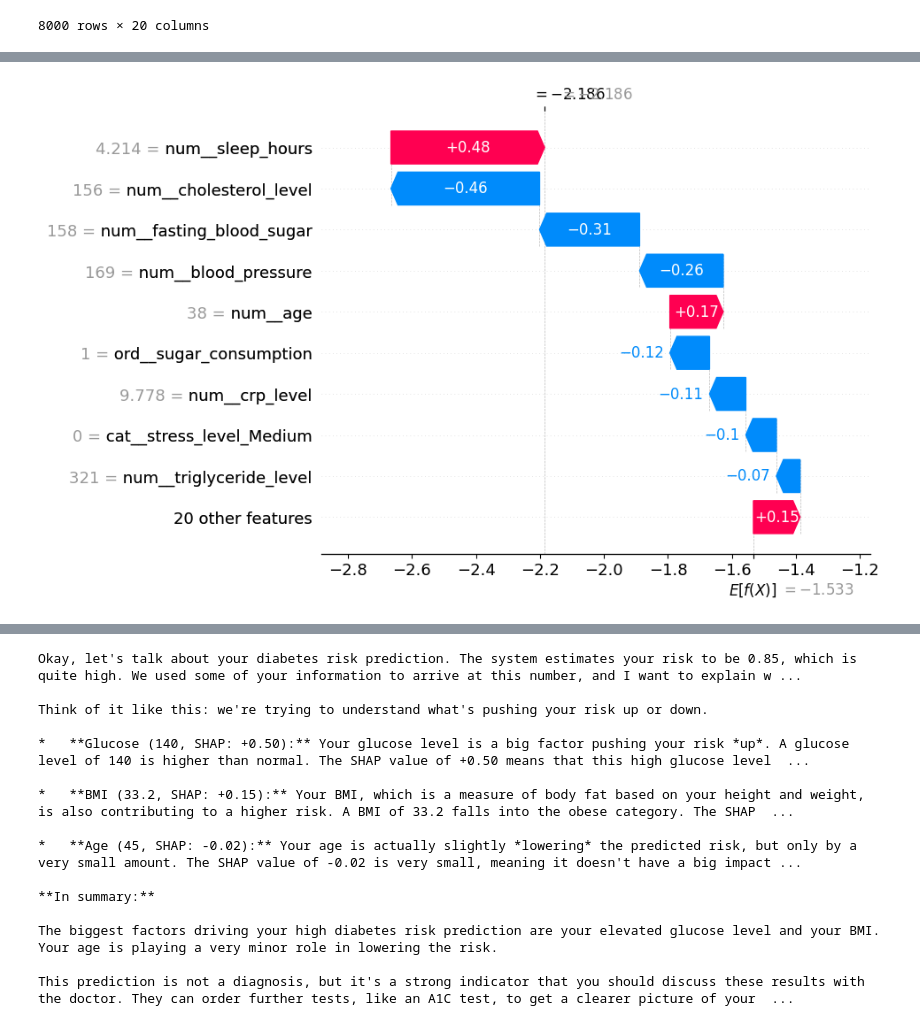
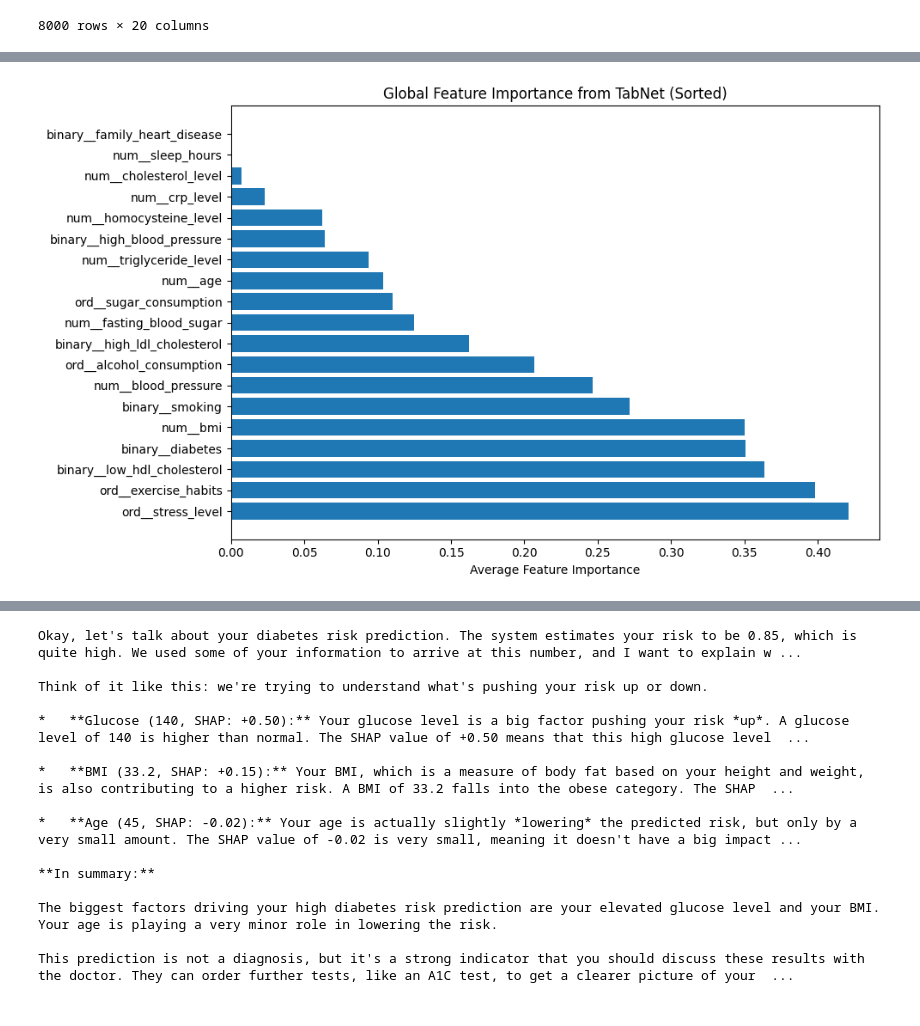
Before and after one commit to chauanphu/xdoc, a Jupyter notebook: training/heart.ipynb, the cells around one changed output, grey strips where cells are left out. Cells and saved outputs as stored; diff of their text form; code cells hidden in the pictures.

```diff
--- a/training/heart.ipynb
+++ b/training/heart.ipynb
@@ -256,16 +256,22 @@ preprocessor = ColumnTransformer(
         ('num', numeric_transformer, numerical_cols),
         ('binary', binary_transformer, binary_cols),
         ('ord', ordinal_transformer, ordinal_cols),
-        ('cat', onehot_transformer, categorical_cols)
+        # ('cat', onehot_transformer, categorical_cols)
     ],
     remainder='drop'
 )
 
 tabnet_clf = TabNetClassifier(
+    optimizer_fn=torch.optim.Adam,
     optimizer_params=dict(lr=2e-2),
-    scheduler_params={"step_size": 10, "gamma": 0.9},
-    scheduler_fn=torch.optim.lr_scheduler.StepLR,
-    seed=42
+    scheduler_params=dict(
+        mode="min",
+        patience=10,
+        min_lr=1e-5,
+        factor=0.5,
+    ),
+    scheduler_fn=torch.optim.lr_scheduler.ReduceLROnPlateau,
+    seed=42,
 )
 
 # Create a pipeline with preprocessing, PCA, and model
@@ -366,20 +348,27 @@ SHAP values for single patient shape: (1, 29)
-# %%
-import matplotlib.pyplot as plt
-
-# Set the plot width
-plt.figure(figsize=(24, 6))  # Adjust the width (12) and height (6) as needed
-
-# Get feature names from the preprocessing pipeline
-feature_names = pipeline.named_steps['preprocessor'].get_feature_names_out()
-
-# Create SHAP explanation object (expected by force_plot)
-shap_explanation = shap.Explanation(
-    values=shap_values_single[0],
-    base_values=explainer.expected_value,
-    data=single_patient_transformed[0],
-    feature_names=feature_names
-)
-
-shap.plots.waterfall(shap_explanation, max_display=10)
-# %% [output]
-[figure, removed]
+# %%
+import matplotlib.pyplot as plt
+
+explain_matrix, masks = model.explain(X_test_transformed)
+
+# Calculate the global feature importance by averaging over all samples.
+global_feature_importance = explain_matrix.mean(axis=0)
+
+# Suppose feature_names is a list of your feature names.
+feature_names = pipeline.named_steps['preprocessor'].get_feature_names_out()
+
+# Plot global feature importance as a bar plot.
+# Sort features by importance
+sorted_indices = global_feature_importance.argsort()[::-1]
+sorted_feature_names = feature_names[sorted_indices]
+sorted_importance = global_feature_importance[sorted_indices]
+
+# Plot sorted global feature importance
+plt.figure(figsize=(10, 6))
+plt.barh(range(len(sorted_feature_names)), sorted_importance)
+plt.yticks(range(len(sorted_feature_names)), sorted_feature_names)
+plt.xlabel("Average Feature Importance")
+plt.title("Global Feature Importance from TabNet (Sorted)")
+plt.tight_layout()
+plt.show()
+# %% [output]
+[figure, added]
```
Also changed, not shown: parts of 8 cells of this notebook.
